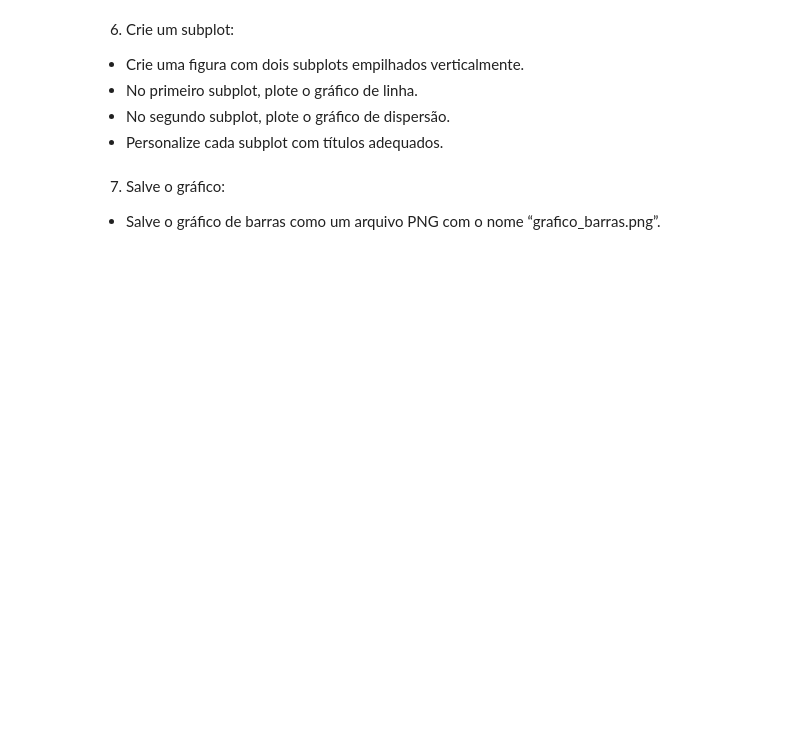
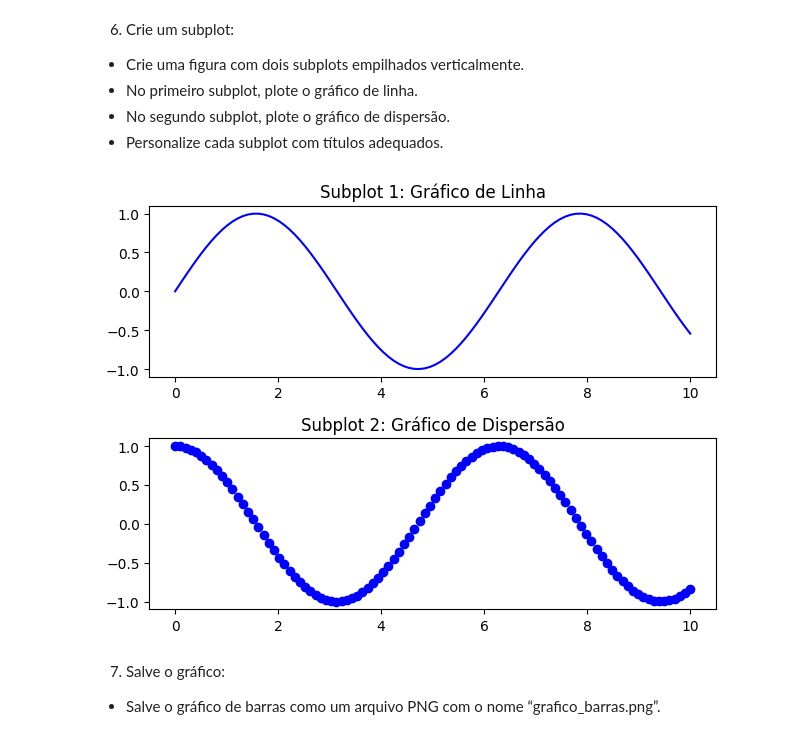
Before and after one commit to guilhermelaviola/AtividadesDescomplica, a Jupyter notebook: Atividade2_PraticaComBibliotecaMatplotlib.ipynb, the cells around one changed output. Cells and saved outputs as stored; diff of their text form; code cells hidden in the pictures; blank space fills up the shorter version.

```diff
--- a/Atividade2_PraticaComBibliotecaMatplotlib.ipynb
+++ b/Atividade2_PraticaComBibliotecaMatplotlib.ipynb
@@ -56,6 +66,25 @@ plt.show()
 *   No primeiro subplot, plote o gráfico de linha.
 *   No segundo subplot, plote o gráfico de dispersão.
 *   Personalize cada subplot com títulos adequados.
+# %%
+# Criando os subplots:
+fig, axs = plt.subplots(2, 1)
+
+# Primeiro subplot:
+axs[0].plot(x, y1, color = 'blue')
+axs[0].set_title('Subplot 1: Gráfico de Linha')
+
+# Segundo subplot:
+axs[1].scatter(x, y2, color = 'blue')
+axs[1].set_title('Subplot 2: Gráfico de Dispersão')
+
+# Ajustando o layout:
+plt.tight_layout()
+
+# Exibindo os subplots:
+plt.show()
+# %% [output]
+[figure, added]
 # %% [markdown]
 7. Salve o gráfico:
 *   Salve o gráfico de barras como um arquivo PNG com o nome “grafico_barras.png”.
```
Also changed, not shown: parts of 5 cells of this notebook.
